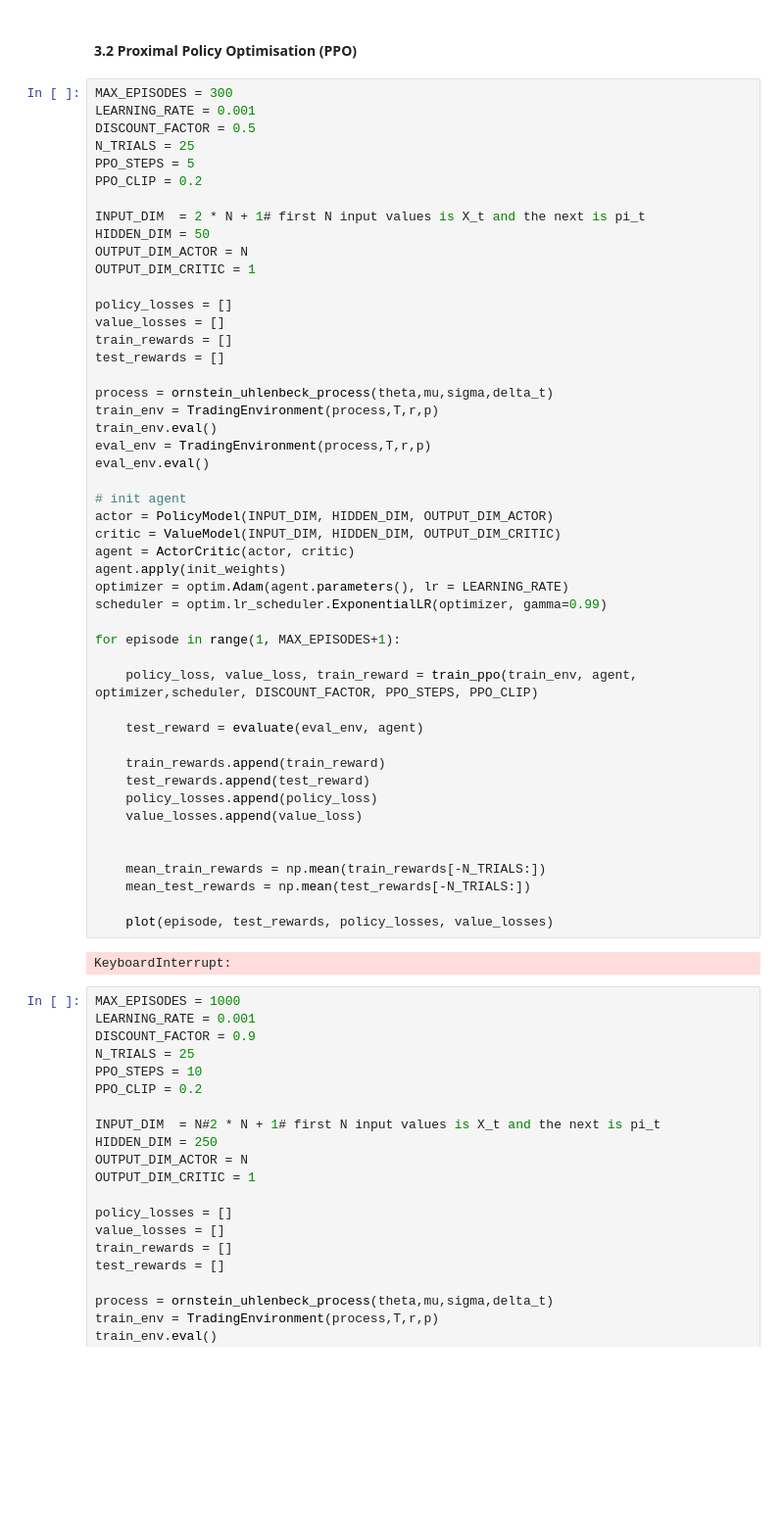
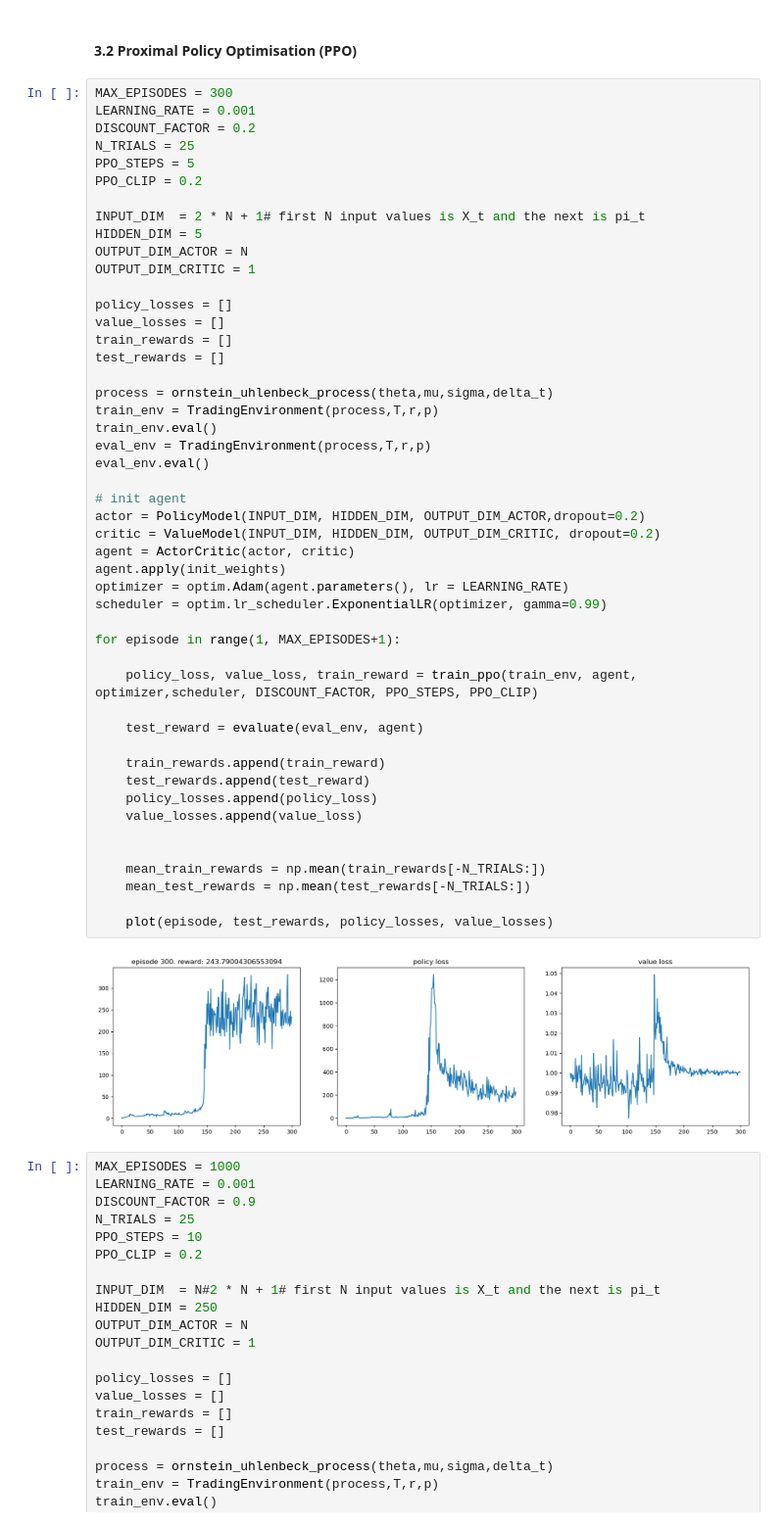
Before and after one commit to quintengeerts2000/MasterThesis-DRL_applications_to_stat_arb, a Jupyter notebook: monte_carlo_simulators/OU_stoch_control.ipynb, the cells around one changed output. Shown at 98% size. Drawn from its saved outputs; the diff is of its cells as text; blank space fills up the shorter version.

```diff
--- a/monte_carlo_simulators/OU_stoch_control.ipynb
+++ b/monte_carlo_simulators/OU_stoch_control.ipynb
@@ -395,13 +395,13 @@ for episode in range(1, MAX_EPISODES+1):
 # %%
 MAX_EPISODES = 300
 LEARNING_RATE = 0.001
-DISCOUNT_FACTOR = 0.5
+DISCOUNT_FACTOR = 0.2
 N_TRIALS = 25
 PPO_STEPS = 5
 PPO_CLIP = 0.2
 
 INPUT_DIM  = 2 * N + 1# first N input values is X_t and the next is pi_t
-HIDDEN_DIM = 50
+HIDDEN_DIM = 5
 OUTPUT_DIM_ACTOR = N
 OUTPUT_DIM_CRITIC = 1
 
@@ -412,36 +412,36 @@ test_rewards = []
 
 process = ornstein_uhlenbeck_process(theta,mu,sigma,delta_t)
 train_env = TradingEnvironment(process,T,r,p)
 train_env.eval()
 eval_env = TradingEnvironment(process,T,r,p)
 eval_env.eval()
 
 # init agent
-actor = PolicyModel(INPUT_DIM, HIDDEN_DIM, OUTPUT_DIM_ACTOR)
-critic = ValueModel(INPUT_DIM, HIDDEN_DIM, OUTPUT_DIM_CRITIC)
+actor = PolicyModel(INPUT_DIM, HIDDEN_DIM, OUTPUT_DIM_ACTOR,dropout=0.2)
+critic = ValueModel(INPUT_DIM, HIDDEN_DIM, OUTPUT_DIM_CRITIC, dropout=0.2)
 agent = ActorCritic(actor, critic)
 agent.apply(init_weights)
 optimizer = optim.Adam(agent.parameters(), lr = LEARNING_RATE)
 scheduler = optim.lr_scheduler.ExponentialLR(optimizer, gamma=0.99)
 
 for episode in range(1, MAX_EPISODES+1):
 
     policy_loss, value_loss, train_reward = train_ppo(train_env, agent, optimizer,scheduler, DISCOUNT_FACTOR, PPO_STEPS, PPO_CLIP)
 
     test_reward = evaluate(eval_env, agent)
 
     train_rewards.append(train_reward)
     test_rewards.append(test_reward)
     policy_losses.append(policy_loss)
     value_losses.append(value_loss)
 
 
     mean_train_rewards = np.mean(train_rewards[-N_TRIALS:])
     mean_test_rewards = np.mean(test_rewards[-N_TRIALS:])
 
     plot(episode, test_rewards, policy_losses, value_losses)
 # %% [output]
-KeyboardInterrupt:
+[figure, added]
 # %%
 MAX_EPISODES = 1000
 LEARNING_RATE = 0.001
```
Also changed, not shown: parts of 3 cells of this notebook, 1 other file.
